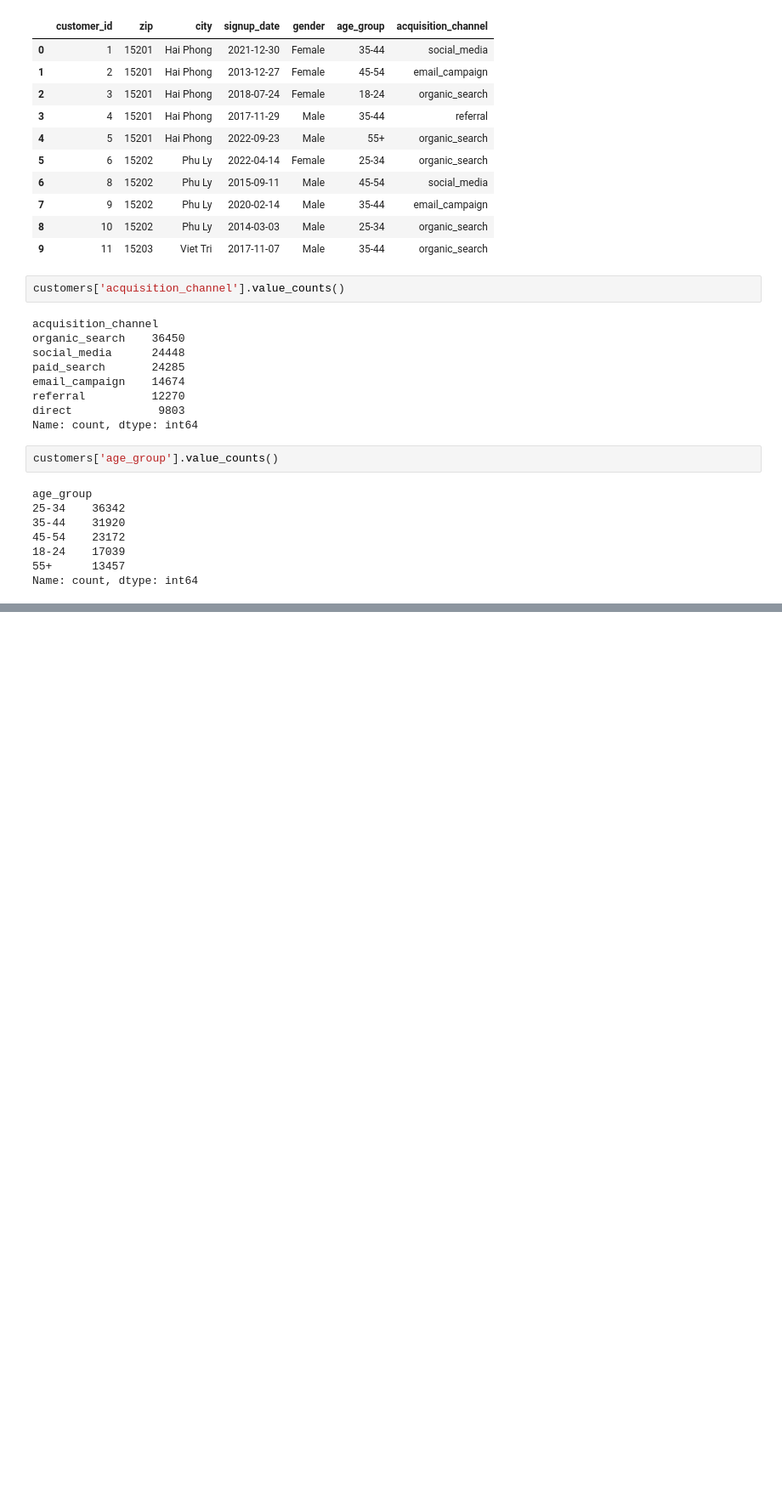
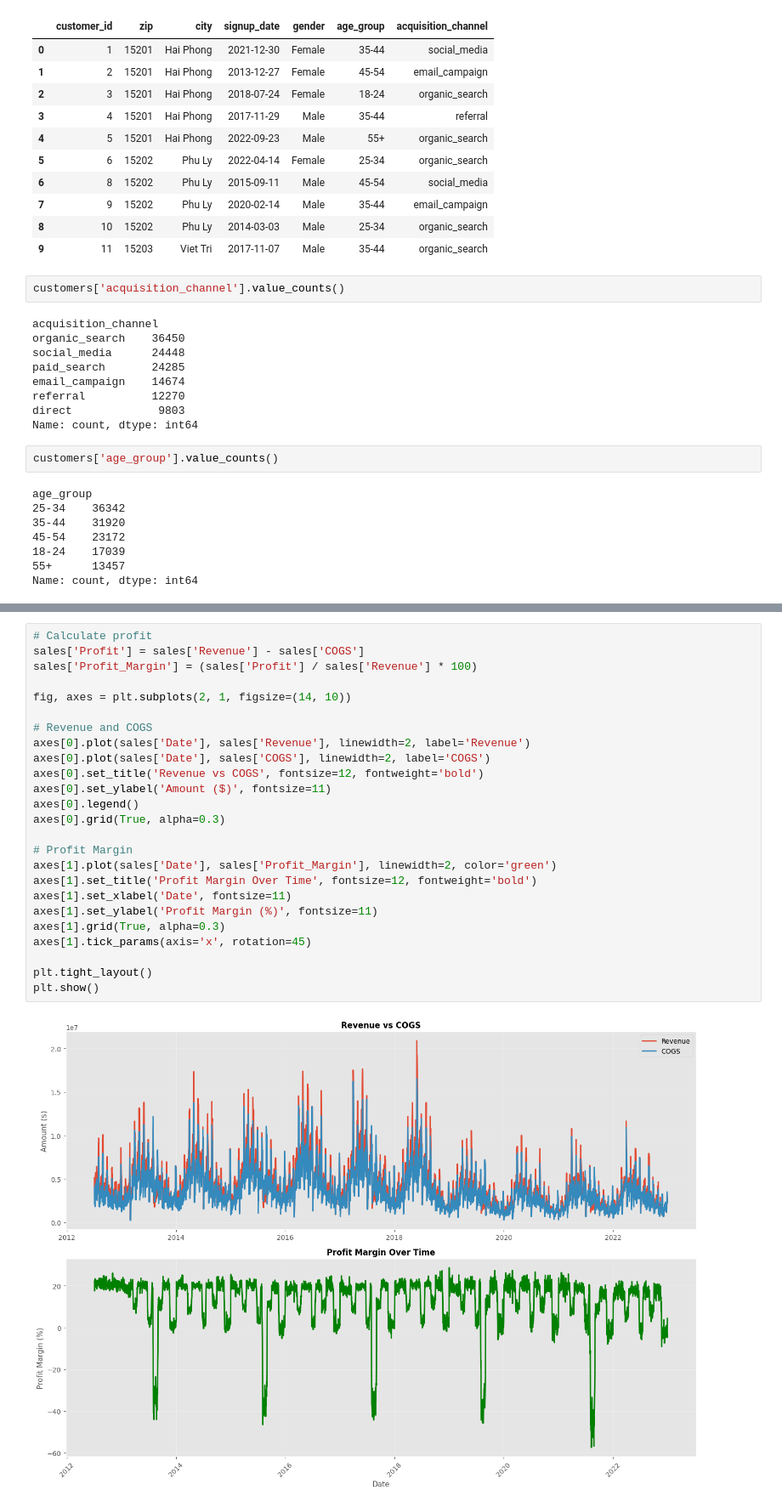
Before and after one commit to nqt-2/Datathon_Vin, a Jupyter notebook: notebook/Son_EDA.ipynb, the cells around one changed output, grey strips where cells are left out. Shown at 85% size. Drawn from its saved outputs; the diff is of its cells as text; blank space fills up the shorter version.

```diff
--- a/notebook/Son_EDA.ipynb
+++ b/notebook/Son_EDA.ipynb
@@ -120,0 +215,27 @@ Name: count, dtype: int64
+# %%
+# Calculate profit
+sales['Profit'] = sales['Revenue'] - sales['COGS']
+sales['Profit_Margin'] = (sales['Profit'] / sales['Revenue'] * 100)
+
+fig, axes = plt.subplots(2, 1, figsize=(14, 10))
+
+# Revenue and COGS
+axes[0].plot(sales['Date'], sales['Revenue'], linewidth=2, label='Revenue')
+axes[0].plot(sales['Date'], sales['COGS'], linewidth=2, label='COGS')
+axes[0].set_title('Revenue vs COGS', fontsize=12, fontweight='bold')
+axes[0].set_ylabel('Amount ($)', fontsize=11)
+axes[0].legend()
+axes[0].grid(True, alpha=0.3)
+
+# Profit Margin
+axes[1].plot(sales['Date'], sales['Profit_Margin'], linewidth=2, color='green')
+axes[1].set_title('Profit Margin Over Time', fontsize=12, fontweight='bold')
+axes[1].set_xlabel('Date', fontsize=11)
+axes[1].set_ylabel('Profit Margin (%)', fontsize=11)
+axes[1].grid(True, alpha=0.3)
+axes[1].tick_params(axis='x', rotation=45)
+
+plt.tight_layout()
+plt.show()
+# %% [output]
+[figure, added]
```
Also changed, not shown: parts of 8 cells of this notebook.
